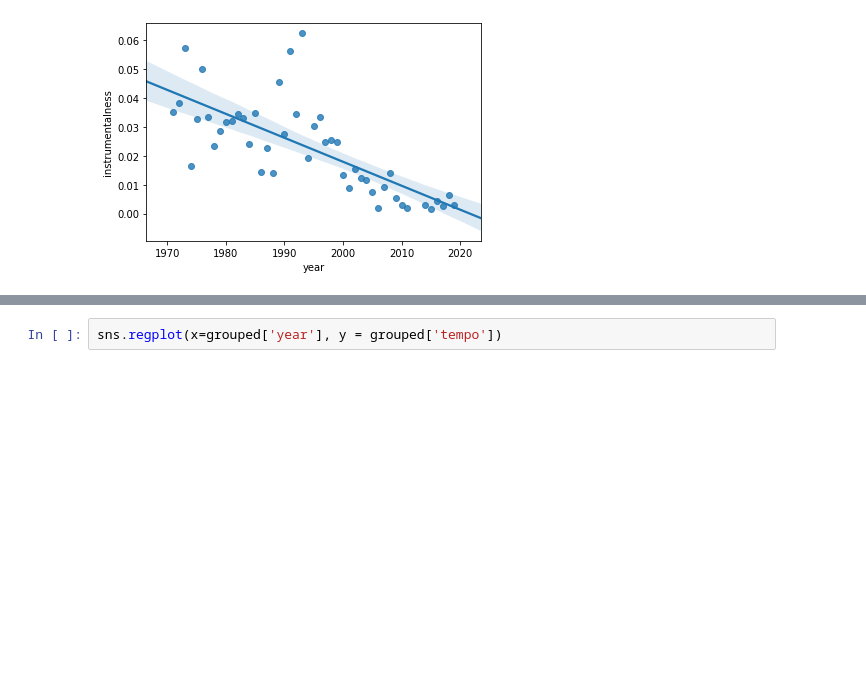
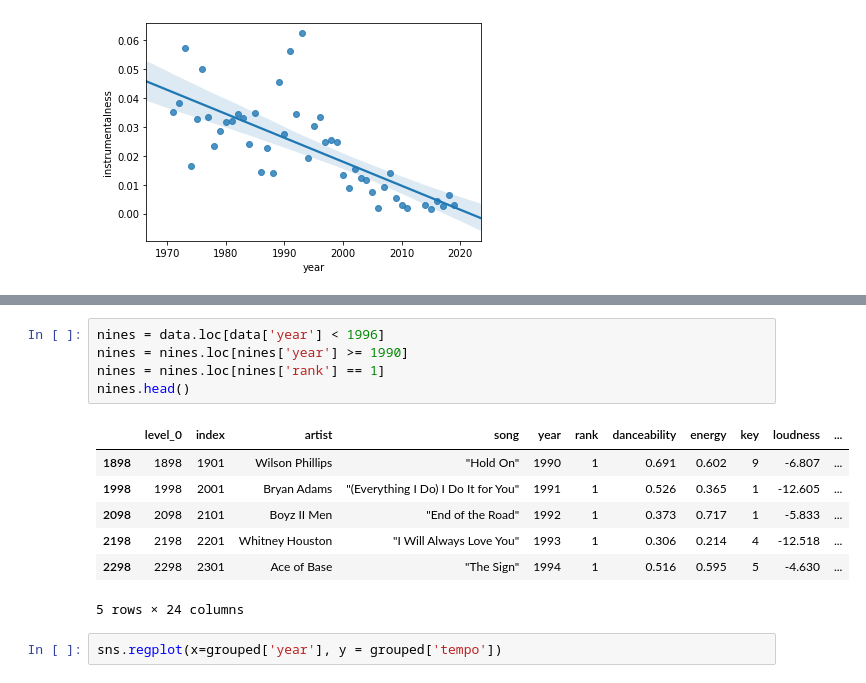
Before and after one commit to noahgriff99/320-Final-Project, a Jupyter notebook: BillboardNSpotify.ipynb, the cells around one changed output, grey strips where cells are left out. Saved outputs shown, nothing was run; the diff lists cells and outputs as text; blank space fills up the shorter version.

```diff
--- a/BillboardNSpotify.ipynb
+++ b/BillboardNSpotify.ipynb
@@ -404,3 +406,16 @@ sns.regplot(x=grouped['year'], y = grouped['duration_ms'])
+# %%
+nines = data.loc[data['year'] < 1996]
+nines = nines.loc[nines['year'] >= 1990]
+nines = nines.loc[nines['rank'] == 1]
+nines.head()
+# %% [output]
+|  | level_0 | index | artist | song | year | rank | danceability | energy | key | loudness | ... |
+| 1898 | 1898 | 1901 | Wilson Phillips | "Hold On" | 1990 | 1 | 0.691 | 0.602 | 9 | -6.807 | ... |
+| 1998 | 1998 | 2001 | Bryan Adams | "(Everything I Do) I Do It for You" | 1991 | 1 | 0.526 | 0.365 | 1 | -12.605 | ... |
+| 2098 | 2098 | 2101 | Boyz II Men | "End of the Road" | 1992 | 1 | 0.373 | 0.717 | 1 | -5.833 | ... |
+| 2198 | 2198 | 2201 | Whitney Houston | "I Will Always Love You" | 1993 | 1 | 0.306 | 0.214 | 4 | -12.518 | ... |
+| 2298 | 2298 | 2301 | Ace of Base | "The Sign" | 1994 | 1 | 0.516 | 0.595 | 5 | -4.630 | ... |
+5 rows × 24 columns
 # %%
 sns.regplot(x=grouped['year'], y = grouped['tempo'])
 # %% [output]
```
Also changed, not shown: parts of 6 cells of this notebook, 1 other file.
